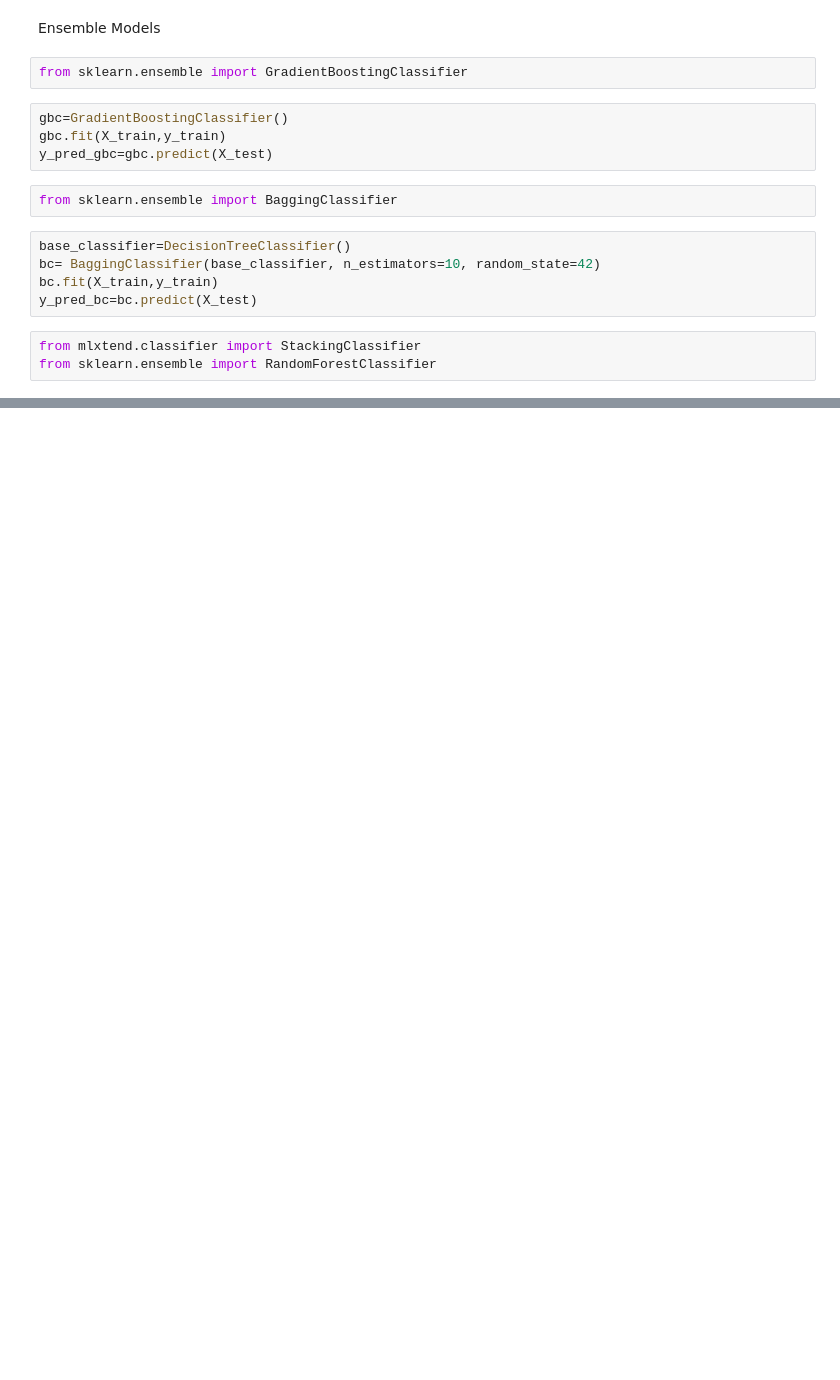
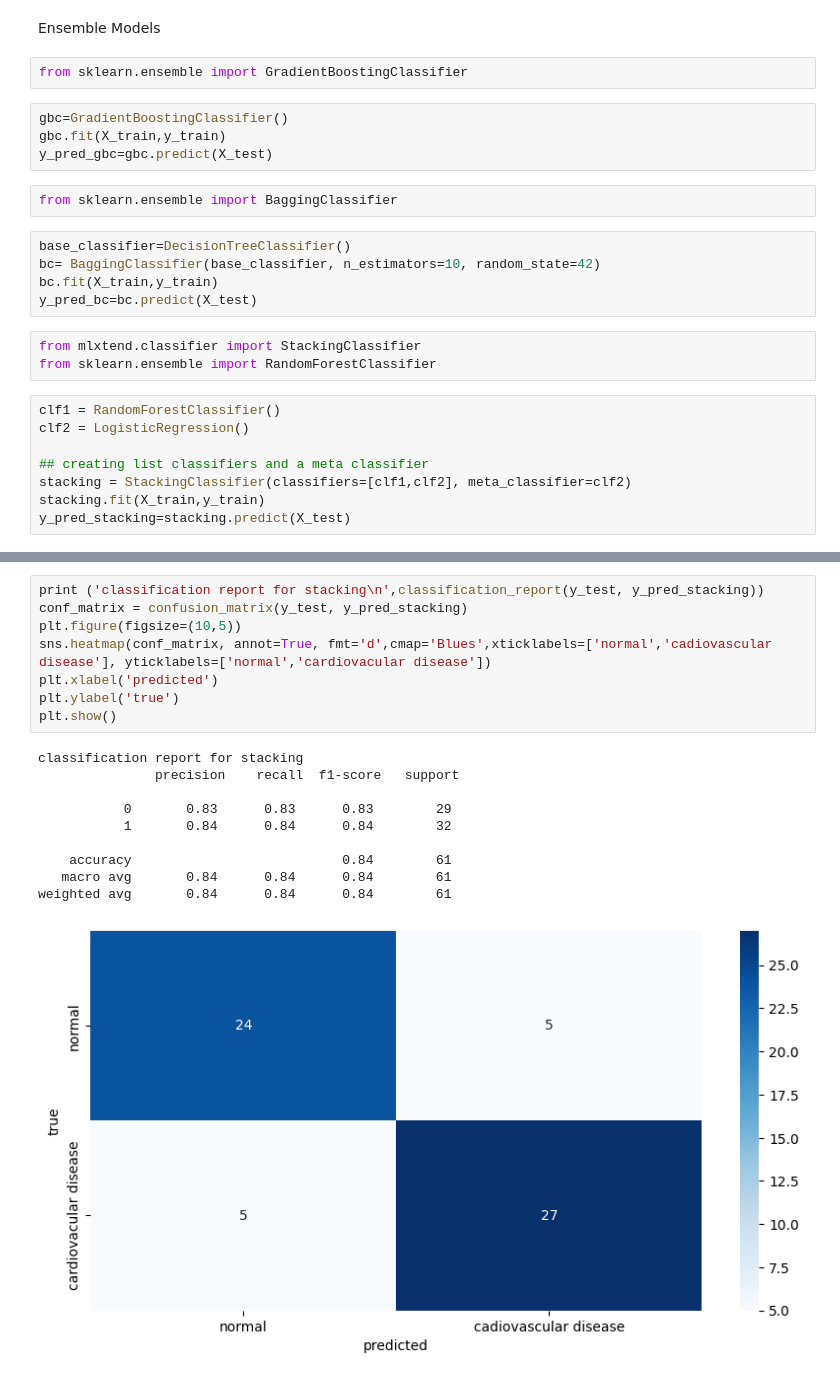
Before and after one commit to Teegee2000/cardiovascular-disease-predictions-leveraging-supervised-and-ensemble-machine-learning-models, a Jupyter notebook: cardiovascular_disease_(uci)_dataset.ipynb, the cells around one changed output, grey strips where cells are left out. Cells and saved outputs as stored; diff of their text form; blank space fills up the shorter version.

```diff
--- a/cardiovascular_disease_(uci)_dataset.ipynb
+++ b/cardiovascular_disease_(uci)_dataset.ipynb
@@ -458,3 +458,11 @@ y_pred_bc=bc.predict(X_test)
 # %%
 from mlxtend.classifier import StackingClassifier
 from sklearn.ensemble import RandomForestClassifier
+# %%
+clf1 = RandomForestClassifier()
+clf2 = LogisticRegression()
+
+## creating list classifiers and a meta classifier
+stacking = StackingClassifier(classifiers=[clf1,clf2], meta_classifier=clf2)
+stacking.fit(X_train,y_train)
+y_pred_stacking=stacking.predict(X_test)
@@ -460,0 +527,19 @@ from sklearn.ensemble import RandomForestClassifier
+# %%
+print ('classification report for stacking\n',classification_report(y_test, y_pred_stacking))
+conf_matrix = confusion_matrix(y_test, y_pred_stacking)
+plt.figure(figsize=(10,5))
+sns.heatmap(conf_matrix, annot=True, fmt='d',cmap='Blues',xticklabels=['normal','cadiovascular disease'], yticklabels=['normal','cardiovacular disease'])
+plt.xlabel('predicted')
+plt.ylabel('true')
+plt.show()
+# %% [output]
+classification report for stacking
+               precision    recall  f1-score   support
+
+           0       0.83      0.83      0.83        29
+           1       0.84      0.84      0.84        32
+
+    accuracy                           0.84        61
+   macro avg       0.84      0.84      0.84        61
+weighted avg       0.84      0.84      0.84        61
+[figure, added]
```
Also changed, not shown: parts of 12 cells of this notebook.
